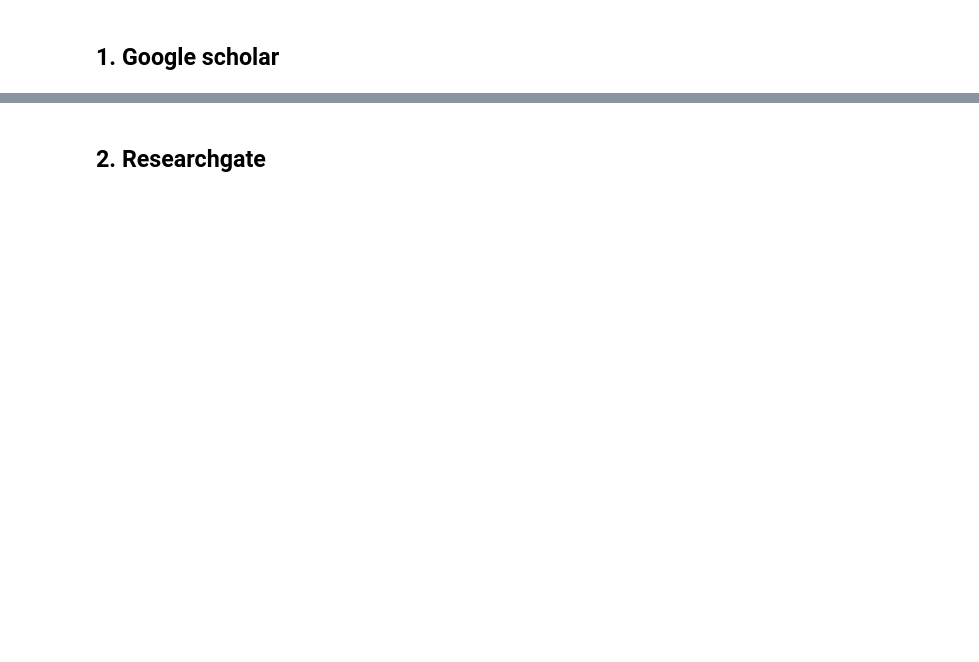
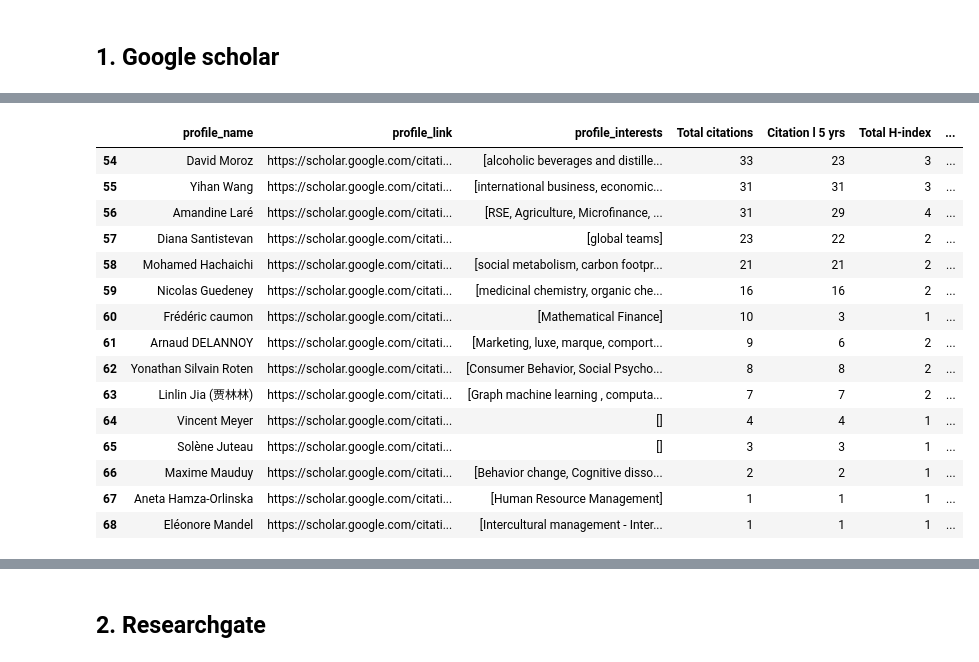
Before and after one commit to mohamed-hachaichi/EM_Normandie_COMP, a Jupyter notebook: Code/Code.ipynb, the cells around one changed output, grey strips where cells are left out. Cells and saved outputs as stored; diff of their text form; code cells hidden in the pictures; blank space fills up the shorter version.

Commit message:
update: GoogleScholar code

```diff
--- a/Code/Code.ipynb
+++ b/Code/Code.ipynb
@@ -95,3 +194,22 @@ output.style.background_gradient(cmap='Spectral', subset=output.columns[2:])
+# %%
+output.tail(15)
+# %% [output]
+|  | profile_name | profile_link | profile_interests | Total citations | Citation l 5 yrs | Total H-index | ... |
+| 54 | David Moroz | https://scholar.google.com/citati... | [alcoholic beverages and distille... | 33 | 23 | 3 | ... |
+| 55 | Yihan Wang | https://scholar.google.com/citati... | [international business, economic... | 31 | 31 | 3 | ... |
+| 56 | Amandine Laré | https://scholar.google.com/citati... | [RSE, Agriculture, Microfinance, ... | 31 | 29 | 4 | ... |
+| 57 | Diana Santistevan | https://scholar.google.com/citati... | [global teams] | 23 | 22 | 2 | ... |
+| 58 | Mohamed Hachaichi | https://scholar.google.com/citati... | [social metabolism, carbon footpr... | 21 | 21 | 2 | ... |
+| 59 | Nicolas Guedeney | https://scholar.google.com/citati... | [medicinal chemistry, organic che... | 16 | 16 | 2 | ... |
+| 60 | Frédéric caumon | https://scholar.google.com/citati... | [Mathematical Finance] | 10 | 3 | 1 | ... |
+| 61 | Arnaud DELANNOY | https://scholar.google.com/citati... | [Marketing, luxe, marque, comport... | 9 | 6 | 2 | ... |
+| 62 | Yonathan Silvain Roten | https://scholar.google.com/citati... | [Consumer Behavior, Social Psycho... | 8 | 8 | 2 | ... |
+| 63 | Linlin Jia (贾林林) | https://scholar.google.com/citati... | [Graph machine learning , computa... | 7 | 7 | 2 | ... |
+| 64 | Vincent Meyer | https://scholar.google.com/citati... | [] | 4 | 4 | 1 | ... |
+| 65 | Solène Juteau | https://scholar.google.com/citati... | [] | 3 | 3 | 1 | ... |
+| 66 | Maxime Mauduy | https://scholar.google.com/citati... | [Behavior change, Cognitive disso... | 2 | 2 | 1 | ... |
+| 67 | Aneta Hamza-Orlinska | https://scholar.google.com/citati... | [Human Resource Management] | 1 | 1 | 1 | ... |
+| 68 | Eléonore Mandel | https://scholar.google.com/citati... | [Intercultural management - Inter... | 1 | 1 | 1 | ... |
 # %%
 from adjustText import adjust_text
 plt.rcParams['axes.facecolor'] = '#f4f9fa'
```
Also changed, not shown: parts of 4 cells of this notebook.
